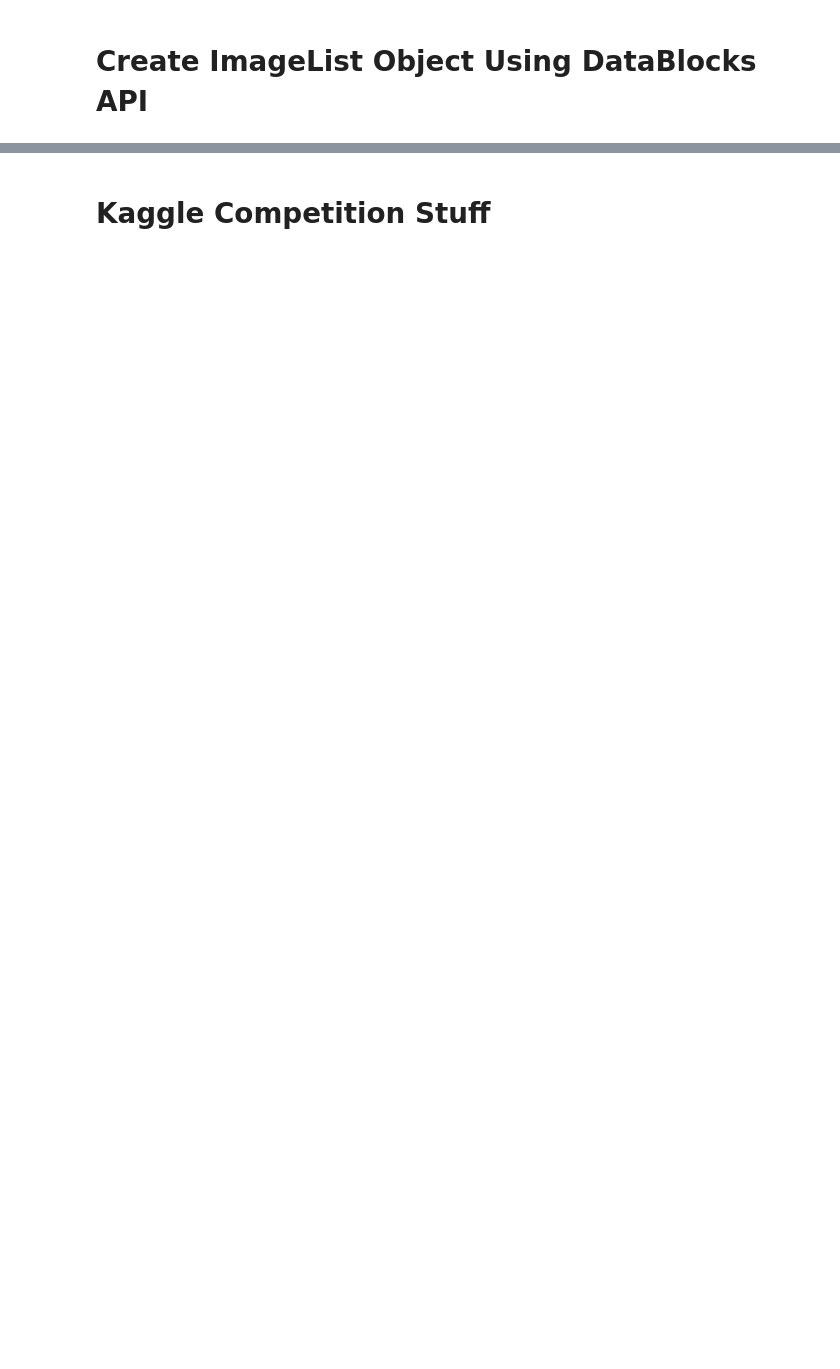
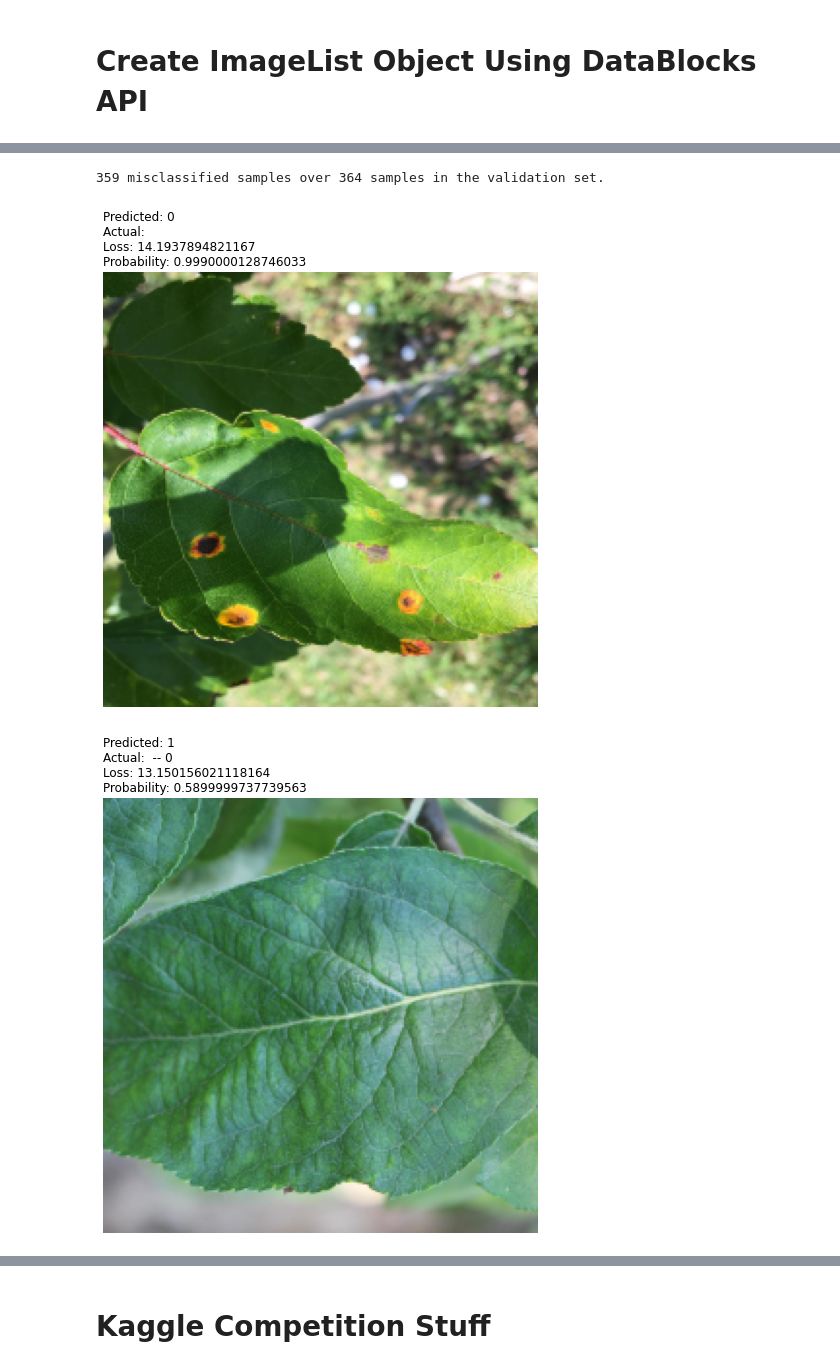
Before and after one commit to spregler/Plant-Pathology-Capstone, a Jupyter notebook: capstone.ipynb, the cells around one changed output, grey strips where cells are left out. Saved outputs shown, nothing was run; the diff lists cells and outputs as text; code cells hidden in the pictures; blank space fills up the shorter version.

```diff
--- a/capstone.ipynb
+++ b/capstone.ipynb
@@ -147,0 +228,7 @@ learner.fit_one_cycle(4,1e-3) # fit to out data
+# %%
+learner.save('resnet50-stage0')
+learner.load('resnet50-stage0')
+learner.unfreeze()
+# %%
+with neptune.create_experiment():
+  learner.fit_one_cycle(11, slice(1.5e-05,1e-04))
@@ -147,0 +249,9 @@ learner.fit_one_cycle(4,1e-3) # fit to out data
+# %%
+interp = ClassificationInterpretation.from_learner(learner)
+interp.plot_confusion_matrix()
+# %%
+interp.plot_multi_top_losses(samples=4)
+# %% [output]
+359 misclassified samples over 364 samples in the validation set.
+[figure, added]
+[figure, added]
```
Also changed, not shown: parts of 34 cells of this notebook.
